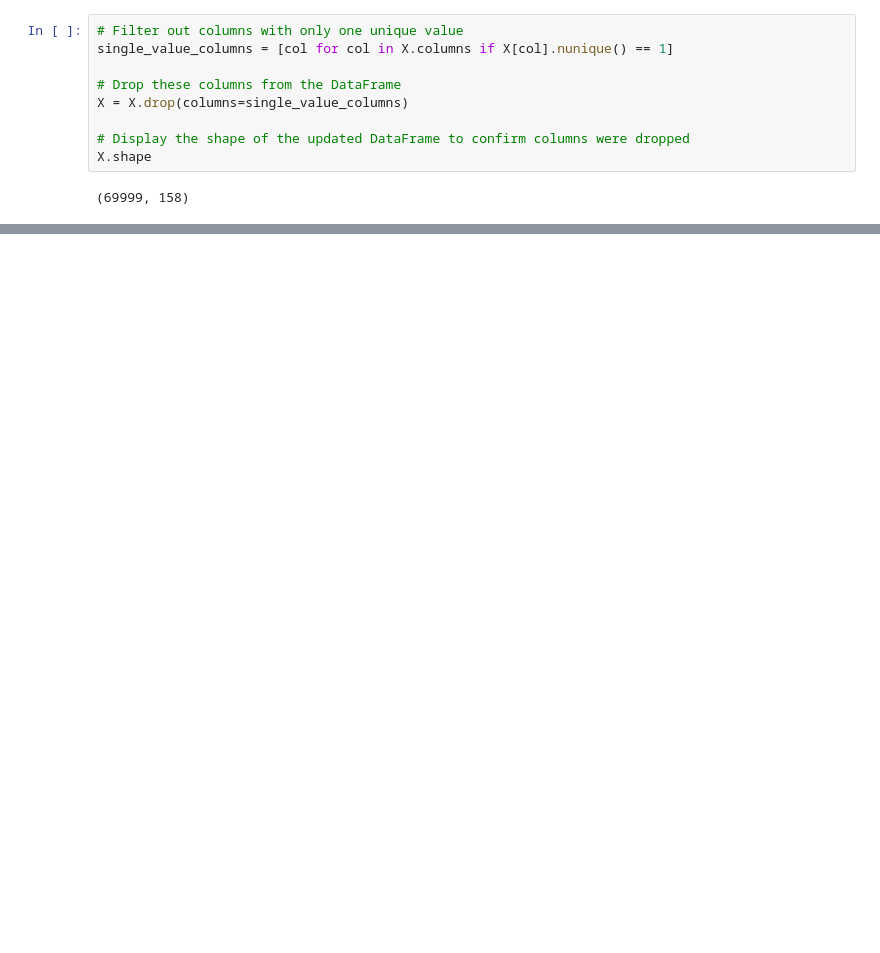
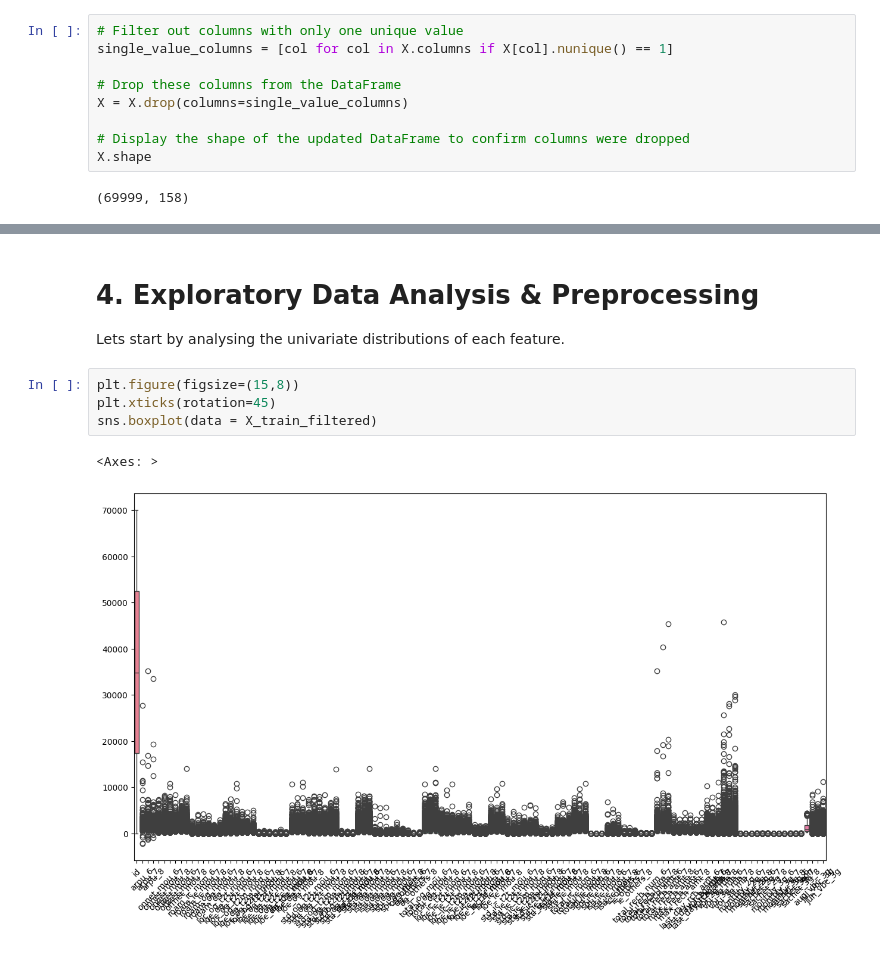
Before and after one commit to thomami244/Telecom_Churn_Case_Study_Hackathon, a Jupyter notebook: Telecom_Churn_Case_Study_Hackathon.ipynb, the cells around one changed output, grey strips where cells are left out. Cells and saved outputs as stored; diff of their text form; blank space fills up the shorter version.

```diff
--- a/Telecom_Churn_Case_Study_Hackathon.ipynb
+++ b/Telecom_Churn_Case_Study_Hackathon.ipynb
@@ -164,0 +259,11 @@ Index(['id', 'arpu_6', 'arpu_7', 'arpu_8', 'onnet_mou_6', 'onnet_mou_7',
+# %% [markdown]
+# 4. Exploratory Data Analysis & Preprocessing
+
+Lets start by analysing the univariate distributions of each feature.
+# %%
+plt.figure(figsize=(15,8))
+plt.xticks(rotation=45)
+sns.boxplot(data = X_train_filtered)
+# %% [output]
+<Axes: >
+[figure, added]
```
Also changed, not shown: parts of 14 cells of this notebook.
